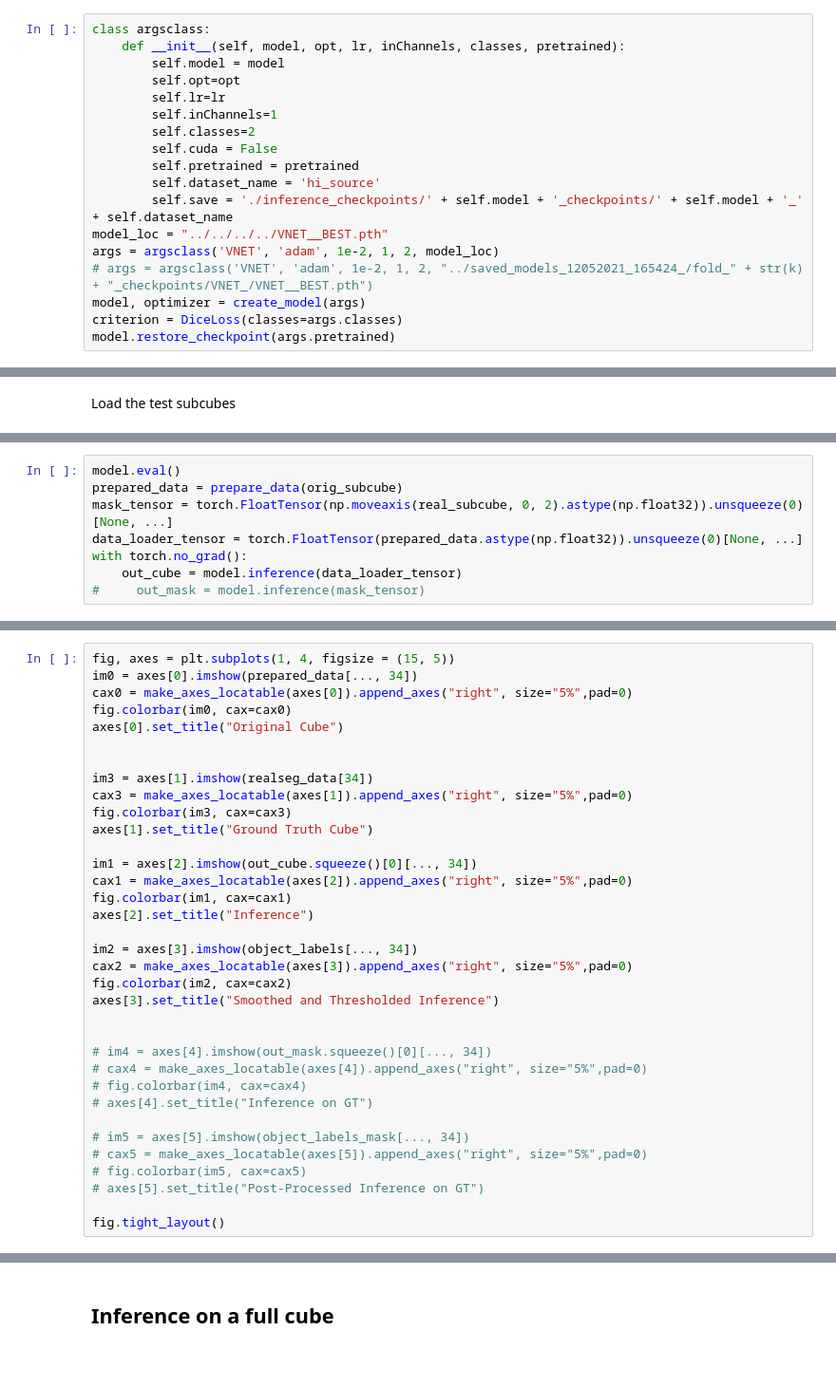
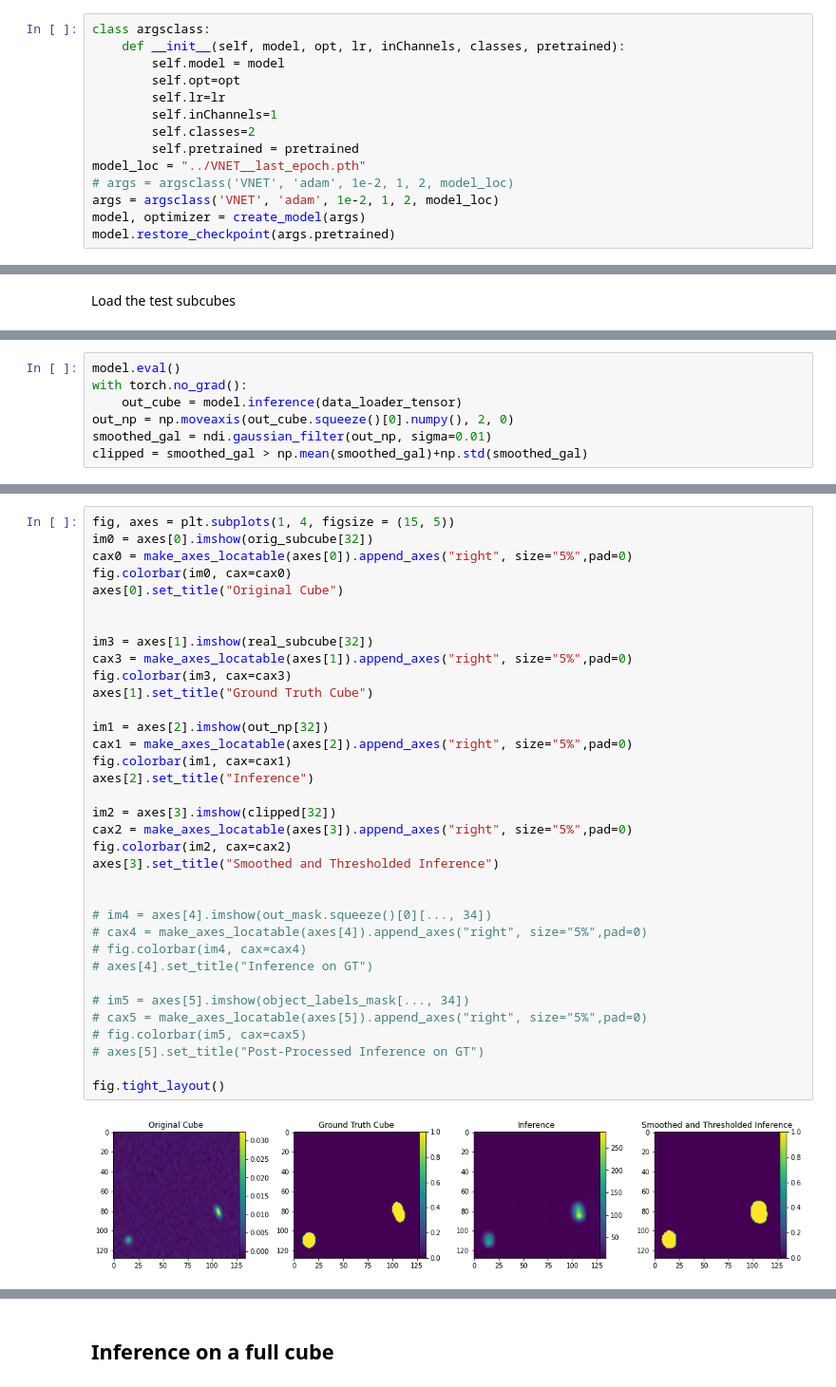
Before and after one commit to Jbarkai/HISourceFinder, a Jupyter notebook: notebooks/Inference.ipynb, the cells around one changed output, grey strips where cells are left out. Shown at 95% size. Cells and saved outputs as stored; diff of their text form; blank space fills up the shorter version.

Commit message:
fix vnet inference

```diff
--- a/notebooks/Inference.ipynb
+++ b/notebooks/Inference.ipynb
@@ -89,15 +81,11 @@ class argsclass:
         self.lr=lr
         self.inChannels=1
         self.classes=2
-        self.cuda = False
         self.pretrained = pretrained
-        self.dataset_name = 'hi_source'
-        self.save = './inference_checkpoints/' + self.model + '_checkpoints/' + self.model + '_' + self.dataset_name
-model_loc = "../../../../VNET__BEST.pth"
+model_loc = "../VNET__last_epoch.pth"
+# args = argsclass('VNET', 'adam', 1e-2, 1, 2, model_loc)
 args = argsclass('VNET', 'adam', 1e-2, 1, 2, model_loc)
-# args = argsclass('VNET', 'adam', 1e-2, 1, 2, "../saved_models_12052021_165424_/fold_" + str(k) + "_checkpoints/VNET_/VNET__BEST.pth")
 model, optimizer = create_model(args)
-criterion = DiceLoss(classes=args.classes)
 model.restore_checkpoint(args.pretrained)
 # %% [output]
 Building Model . . . . . . . .VNET
@@ -156,9 +143,8 @@ real_subcube = realseg_data[133:197, 800:800+128, 1500:1500+128]
-# %%
-model.eval()
-prepared_data = prepare_data(orig_subcube)
-mask_tensor = torch.FloatTensor(np.moveaxis(real_subcube, 0, 2).astype(np.float32)).unsqueeze(0)[None, ...]
-data_loader_tensor = torch.FloatTensor(prepared_data.astype(np.float32)).unsqueeze(0)[None, ...]
-with torch.no_grad():
-    out_cube = model.inference(data_loader_tensor)
-#     out_mask = model.inference(mask_tensor)
+# %%
+model.eval()
+with torch.no_grad():
+    out_cube = model.inference(data_loader_tensor)
+out_np = np.moveaxis(out_cube.squeeze()[0].numpy(), 2, 0)
+smoothed_gal = ndi.gaussian_filter(out_np, sigma=0.01)
+clipped = smoothed_gal > np.mean(smoothed_gal)+np.std(smoothed_gal)
 # %%
@@ -173,35 +156,37 @@ f_score(intersection(gt, pred), all_AB(gt, pred))
 # %%
 fig, axes = plt.subplots(1, 4, figsize = (15, 5))
-im0 = axes[0].imshow(prepared_data[..., 34])
+im0 = axes[0].imshow(orig_subcube[32])
 cax0 = make_axes_locatable(axes[0]).append_axes("right", size="5%",pad=0)
 fig.colorbar(im0, cax=cax0)
 axes[0].set_title("Original Cube")
 
 
-im3 = axes[1].imshow(realseg_data[34])
+im3 = axes[1].imshow(real_subcube[32])
 cax3 = make_axes_locatable(axes[1]).append_axes("right", size="5%",pad=0)
 fig.colorbar(im3, cax=cax3)
 axes[1].set_title("Ground Truth Cube")
 
-im1 = axes[2].imshow(out_cube.squeeze()[0][..., 34])
+im1 = axes[2].imshow(out_np[32])
 cax1 = make_axes_locatable(axes[2]).append_axes("right", size="5%",pad=0)
 fig.colorbar(im1, cax=cax1)
 axes[2].set_title("Inference")
 
-im2 = axes[3].imshow(object_labels[..., 34])
+im2 = axes[3].imshow(clipped[32])
 cax2 = make_axes_locatable(axes[3]).append_axes("right", size="5%",pad=0)
 fig.colorbar(im2, cax=cax2)
 axes[3].set_title("Smoothed and Thresholded Inference")
 
 
 # im4 = axes[4].imshow(out_mask.squeeze()[0][..., 34])
 # cax4 = make_axes_locatable(axes[4]).append_axes("right", size="5%",pad=0)
 # fig.colorbar(im4, cax=cax4)
 # axes[4].set_title("Inference on GT")
 
 # im5 = axes[5].imshow(object_labels_mask[..., 34])
 # cax5 = make_axes_locatable(axes[5]).append_axes("right", size="5%",pad=0)
 # fig.colorbar(im5, cax=cax5)
 # axes[5].set_title("Post-Processed Inference on GT")
 
 fig.tight_layout()
+# %% [output]
+[figure, added]
```
Also changed, not shown: parts of 31 cells of this notebook, 2 other files.
